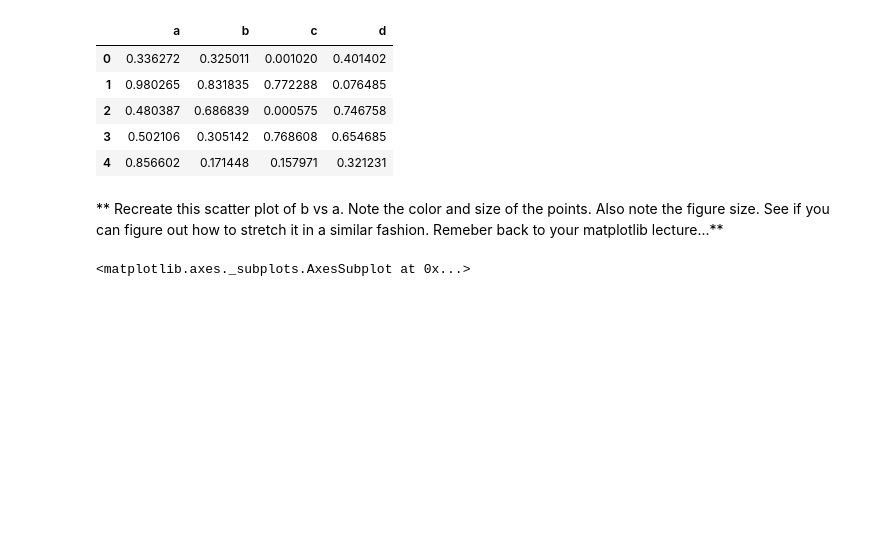
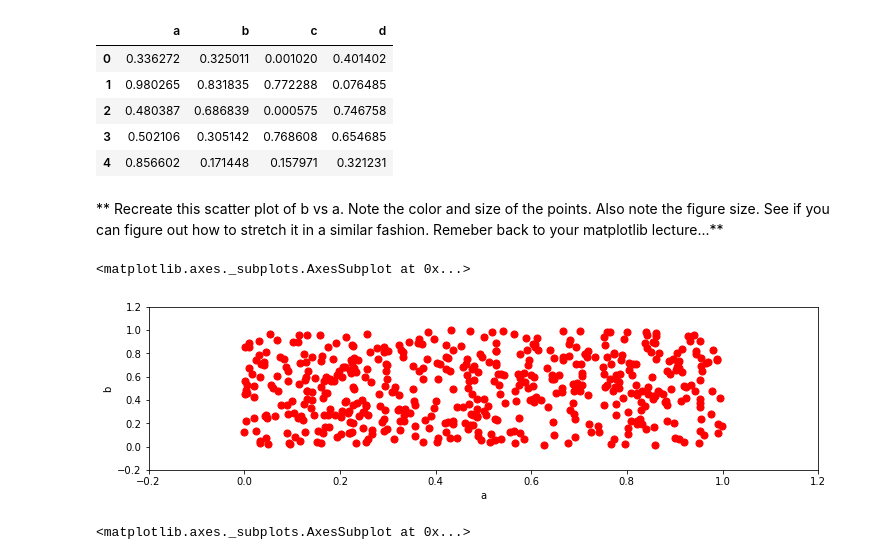
Before and after one commit to RohitPatilRRP/Python-for-Data-Science-and-Machine-Learning-Bootcamp---Udemy, a Jupyter notebook: Python-for-Data-Visualization/Pandas Built-in Data Viz/Pandas Data Visualization Exercise .ipynb, the cells around one changed output. Cells and saved outputs as stored; diff of their text form; code cells hidden in the pictures; blank space fills up the shorter version.

```diff
--- a/Python-for-Data-Visualization/Pandas Built-in Data Viz/Pandas Data Visualization Exercise .ipynb
+++ b/Python-for-Data-Visualization/Pandas Built-in Data Viz/Pandas Data Visualization Exercise .ipynb
@@ -34,6 +34,11 @@ df3.head()
 | 4 | 0.856602 | 0.171448 | 0.157971 | 0.321231 |
 # %% [markdown]
 ** Recreate this scatter plot of b vs a. Note the color and size of the points. Also note the figure size. See if you can figure out how to stretch it in a similar fashion. Remeber back to your matplotlib lecture...**
+# %%
+df3.plot.scatter(x='a', y='b', c='red', figsize=(12, 3), xlim=(-0.2, 1.2), ylim=(-0.2, 1.2), s=50)
+# %% [output]
+<matplotlib.axes._subplots.AxesSubplot at 0x...>
+[figure, added]
 # %%
 # %% [output]
 <matplotlib.axes._subplots.AxesSubplot at 0x...>
```
Also changed, not shown: parts of 14 cells of this notebook, 1 other file.
